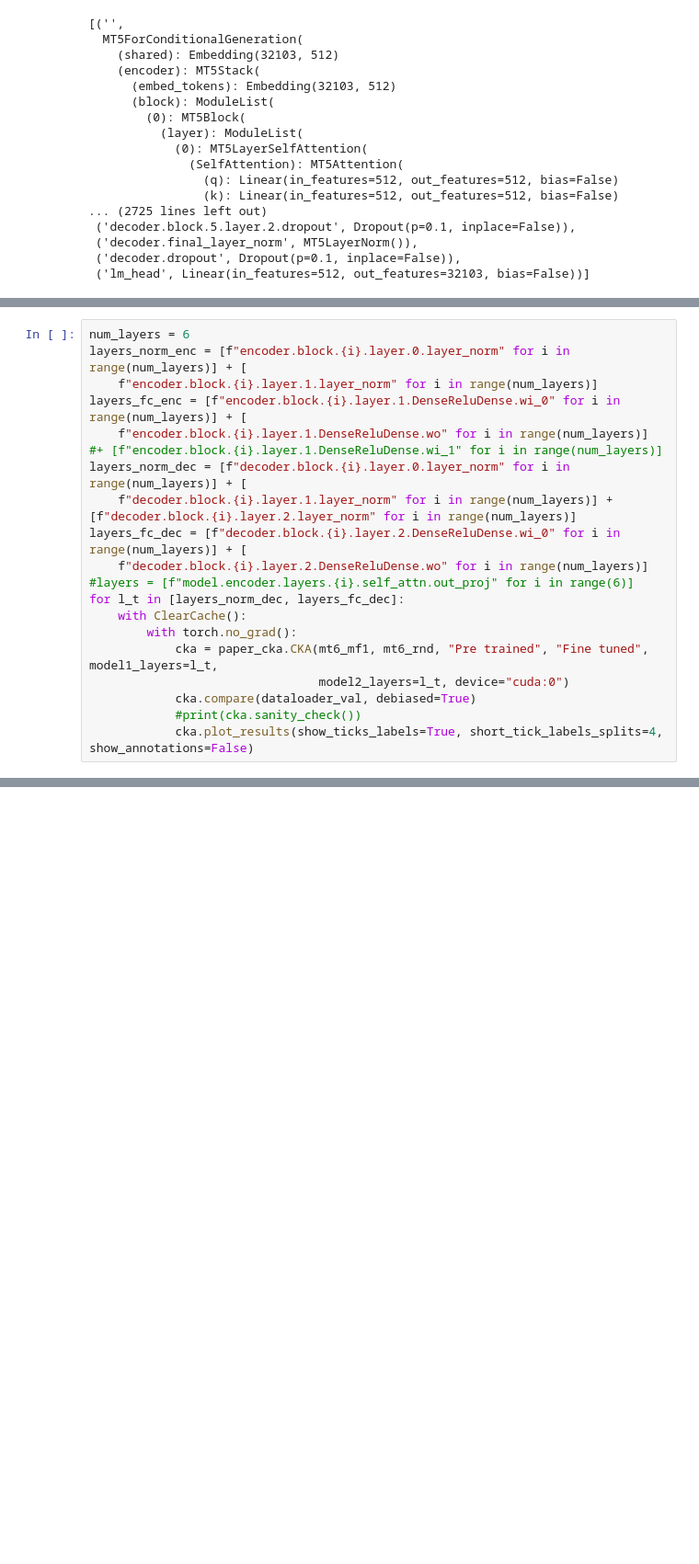
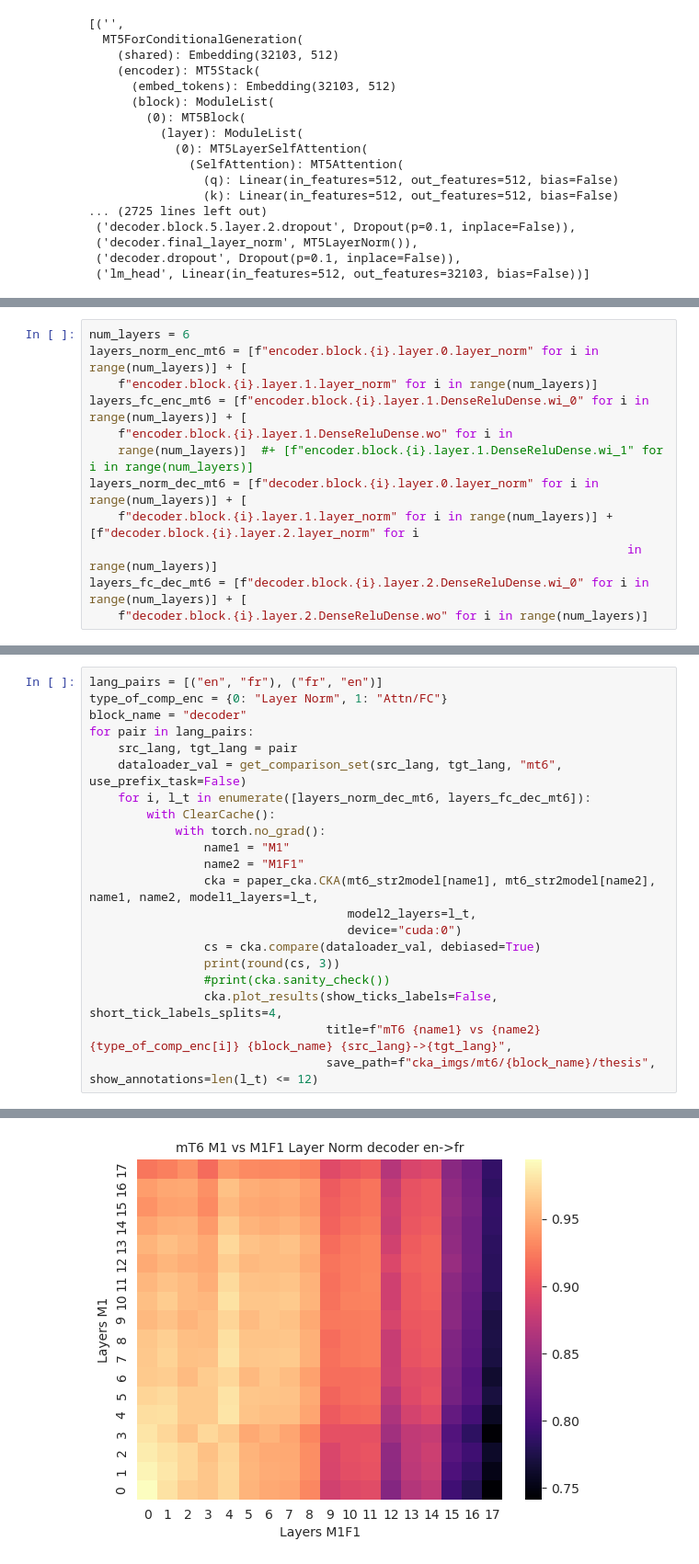
Before and after one commit to nikodallanoce/ContinualMachineTranslation, a Jupyter notebook: CKA.ipynb, the cells around one changed output, grey strips where cells are left out. Shown at 92% size. Cells and saved outputs as stored; diff of their text form; blank space fills up the shorter version.

```diff
--- a/CKA.ipynb
+++ b/CKA.ipynb
@@ -421,19 +454,12 @@ MT5LayerFF(
 # %%
 num_layers = 6
-layers_norm_enc = [f"encoder.block.{i}.layer.0.layer_norm" for i in range(num_layers)] + [
+layers_norm_enc_mt6 = [f"encoder.block.{i}.layer.0.layer_norm" for i in range(num_layers)] + [
     f"encoder.block.{i}.layer.1.layer_norm" for i in range(num_layers)]
-layers_fc_enc = [f"encoder.block.{i}.layer.1.DenseReluDense.wi_0" for i in range(num_layers)] + [
-    f"encoder.block.{i}.layer.1.DenseReluDense.wo" for i in range(num_layers)] #+ [f"encoder.block.{i}.layer.1.DenseReluDense.wi_1" for i in range(num_layers)]
-layers_norm_dec = [f"decoder.block.{i}.layer.0.layer_norm" for i in range(num_layers)] + [
-    f"decoder.block.{i}.layer.1.layer_norm" for i in range(num_layers)] + [f"decoder.block.{i}.layer.2.layer_norm" for i in range(num_layers)]
-layers_fc_dec = [f"decoder.block.{i}.layer.2.DenseReluDense.wi_0" for i in range(num_layers)] + [
+layers_fc_enc_mt6 = [f"encoder.block.{i}.layer.1.DenseReluDense.wi_0" for i in range(num_layers)] + [
+    f"encoder.block.{i}.layer.1.DenseReluDense.wo" for i in
+    range(num_layers)]  #+ [f"encoder.block.{i}.layer.1.DenseReluDense.wi_1" for i in range(num_layers)]
+layers_norm_dec_mt6 = [f"decoder.block.{i}.layer.0.layer_norm" for i in range(num_layers)] + [
+    f"decoder.block.{i}.layer.1.layer_norm" for i in range(num_layers)] + [f"decoder.block.{i}.layer.2.layer_norm" for i
+                                                                           in range(num_layers)]
+layers_fc_dec_mt6 = [f"decoder.block.{i}.layer.2.DenseReluDense.wi_0" for i in range(num_layers)] + [
     f"decoder.block.{i}.layer.2.DenseReluDense.wo" for i in range(num_layers)]
-#layers = [f"model.encoder.layers.{i}.self_attn.out_proj" for i in range(6)]
-for l_t in [layers_norm_dec, layers_fc_dec]:
-    with ClearCache():
-        with torch.no_grad():
-            cka = paper_cka.CKA(mt6_mf1, mt6_rnd, "Pre trained", "Fine tuned", model1_layers=l_t,
-                                model2_layers=l_t, device="cuda:0")
-            cka.compare(dataloader_val, debiased=True)
-            #print(cka.sanity_check())
-            cka.plot_results(show_ticks_labels=True, short_tick_labels_splits=4, show_annotations=False)
@@ -442,0 +466,22 @@ for l_t in [layers_norm_dec, layers_fc_dec]:
+# %%
+lang_pairs = [("en", "fr"), ("fr", "en")]
+type_of_comp_enc = {0: "Layer Norm", 1: "Attn/FC"}
+block_name = "decoder"
+for pair in lang_pairs:
+    src_lang, tgt_lang = pair
+    dataloader_val = get_comparison_set(src_lang, tgt_lang, "mt6", use_prefix_task=False)
+    for i, l_t in enumerate([layers_norm_dec_mt6, layers_fc_dec_mt6]):
+        with ClearCache():
+            with torch.no_grad():
+                name1 = "M1"
+                name2 = "M1F1"
+                cka = paper_cka.CKA(mt6_str2model[name1], mt6_str2model[name2], name1, name2, model1_layers=l_t,
+                                    model2_layers=l_t,
+                                    device="cuda:0")
+                cs = cka.compare(dataloader_val, debiased=True)
+                print(round(cs, 3))
+                #print(cka.sanity_check())
+                cka.plot_results(show_ticks_labels=False, short_tick_labels_splits=4,
+                                 title=f"mT6 {name1} vs {name2} {type_of_comp_enc[i]} {block_name} {src_lang}->{tgt_lang}",
+                                 save_path=f"cka_imgs/mt6/{block_name}/thesis", show_annotations=len(l_t) <= 12)
+# %% [output]
@@ -442,0 +491 @@ for l_t in [layers_norm_dec, layers_fc_dec]:
+[figure, added]
```
Also changed, not shown: parts of 19 cells of this notebook, 17 other files.
